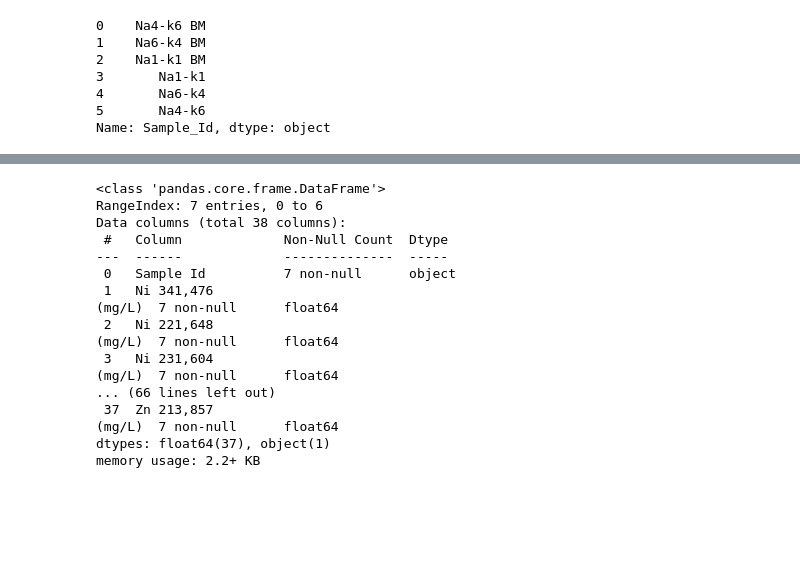
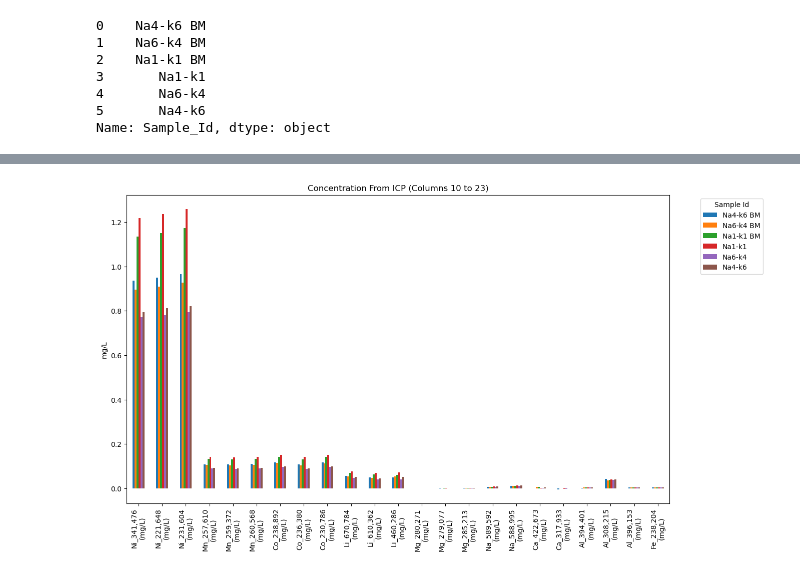
Before and after one commit to chucknorris00/LATEX, a Jupyter notebook: ICPplots.ipynb, the cells around one changed output, grey strips where cells are left out. Cells and saved outputs as stored; diff of their text form; code cells hidden in the pictures; blank space fills up the shorter version.

```diff
--- a/ICPplots.ipynb
+++ b/ICPplots.ipynb
@@ -114,21 +113,9 @@ plt.show()
 [figure]
-# %%
-df2.info()
-# %% [output]
-<class 'pandas.core.frame.DataFrame'>
-RangeIndex: 7 entries, 0 to 6
-Data columns (total 38 columns):
- #   Column             Non-Null Count  Dtype
----  ------             --------------  -----
- 0   Sample Id          7 non-null      object
- 1   Ni 341,476
-(mg/L)  7 non-null      float64
- 2   Ni 221,648
-(mg/L)  7 non-null      float64
- 3   Ni 231,604
-(mg/L)  7 non-null      float64
-... (66 lines left out)
- 37  Zn 213,857
-(mg/L)  7 non-null      float64
-dtypes: float64(37), object(1)
-memory usage: 2.2+ KB
+# %%
+# Create a combined bar plot for columns 10 to 23 for all rows
+df.iloc[:, 0 and 10:24].set_index('Sample_Id').T.plot(kind='bar', figsize=(14, 8), title='Concentration From ICP (Columns 10 to 23)')
+plt.ylabel('mg/L')
+plt.legend(title='Sample Id', bbox_to_anchor=(1.05, 1), loc='upper left')
+plt.show()
+# %% [output]
+[figure, added]
```
Also changed, not shown: parts of 2 cells of this notebook, 11 other files.
